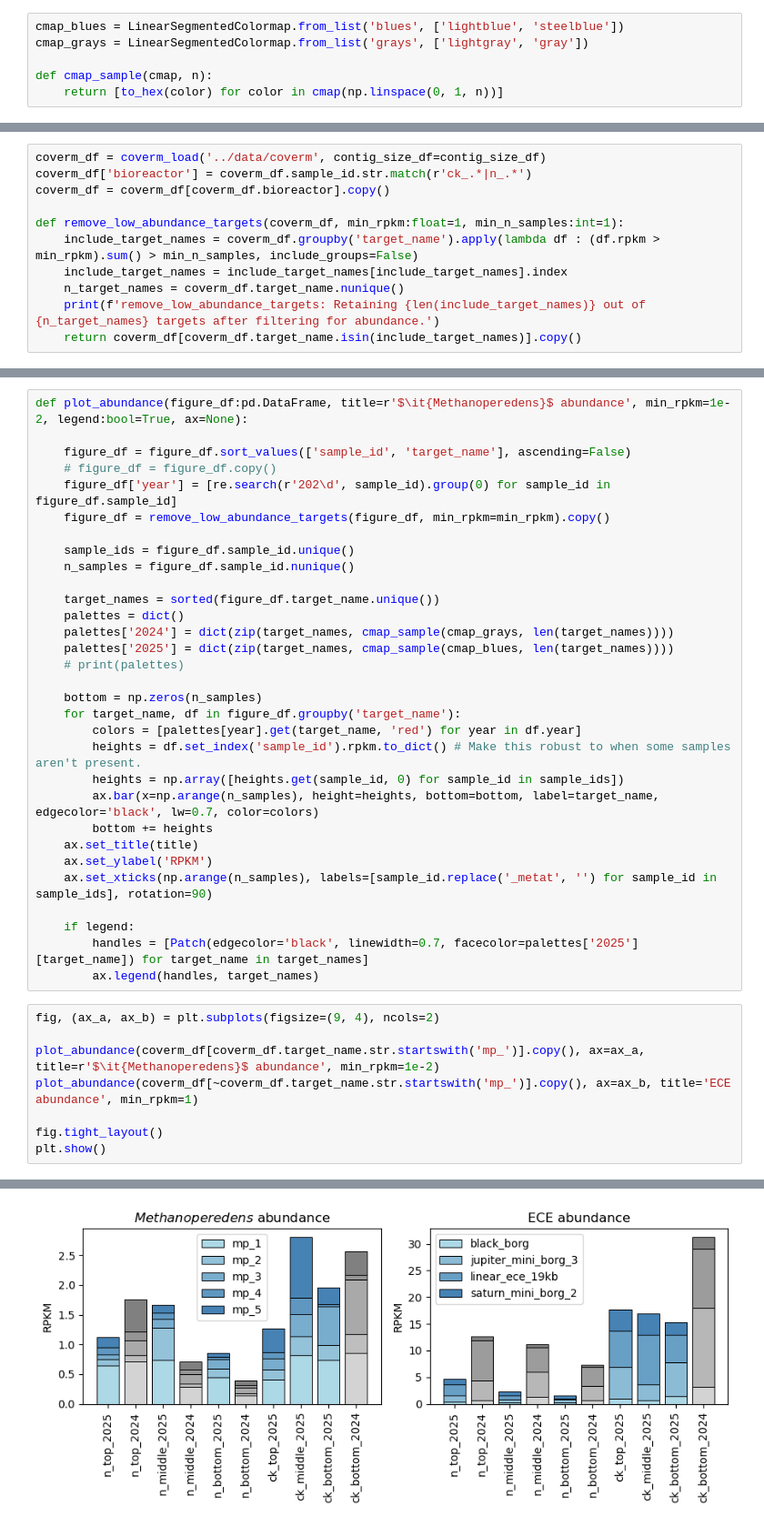
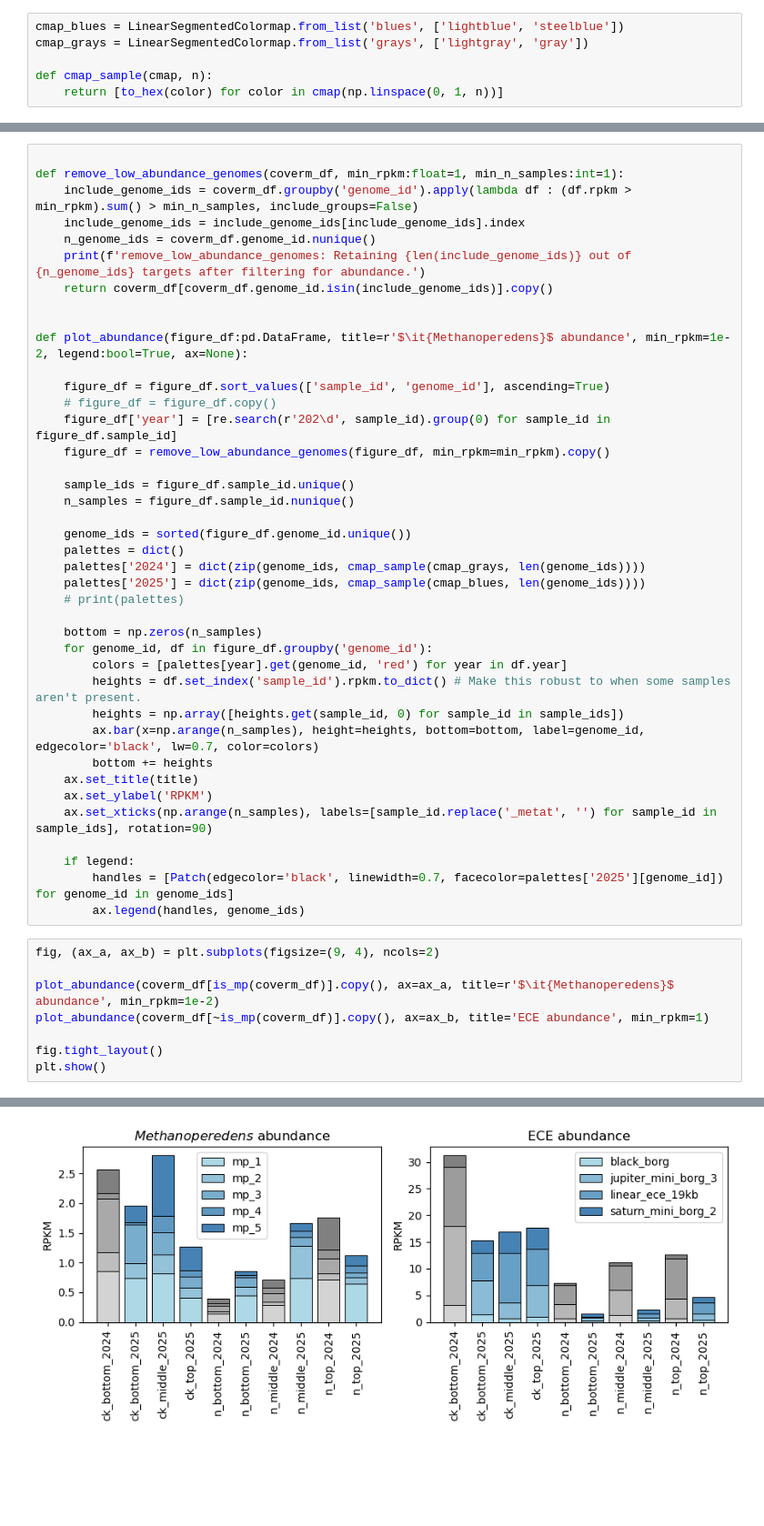
Before and after one commit to pipparichter/banfield, a Jupyter notebook: notebooks/sandbox-1.ipynb, the cells around one changed output, grey strips where cells are left out. Shown: that part at 91% size. Cells and saved outputs as stored; diff of their text form; blank space fills up the shorter version.

```diff
--- a/notebooks/sandbox-1.ipynb
+++ b/notebooks/sandbox-1.ipynb
@@ -47,11 +28,0 @@ contig_size_df
-# %%
-coverm_df = coverm_load('../data/coverm', contig_size_df=contig_size_df)
-coverm_df['bioreactor'] = coverm_df.sample_id.str.match(r'ck_.*|n_.*')
-coverm_df = coverm_df[coverm_df.bioreactor].copy()
-
-def remove_low_abundance_targets(coverm_df, min_rpkm:float=1, min_n_samples:int=1):
-    include_target_names = coverm_df.groupby('target_name').apply(lambda df : (df.rpkm > min_rpkm).sum() > min_n_samples, include_groups=False)
-    include_target_names = include_target_names[include_target_names].index
-    n_target_names = coverm_df.target_name.nunique()
-    print(f'remove_low_abundance_targets: Retaining {len(include_target_names)} out of {n_target_names} targets after filtering for abundance.')
-    return coverm_df[coverm_df.target_name.isin(include_target_names)].copy()
@@ -58,39 +48,48 @@ def remove_low_abundance_targets(coverm_df, min_rpkm:float=1, min_n_samples:int=
 # %%
+
+def remove_low_abundance_genomes(coverm_df, min_rpkm:float=1, min_n_samples:int=1):
+    include_genome_ids = coverm_df.groupby('genome_id').apply(lambda df : (df.rpkm > min_rpkm).sum() > min_n_samples, include_groups=False)
+    include_genome_ids = include_genome_ids[include_genome_ids].index
+    n_genome_ids = coverm_df.genome_id.nunique()
+    print(f'remove_low_abundance_genomes: Retaining {len(include_genome_ids)} out of {n_genome_ids} targets after filtering for abundance.')
+    return coverm_df[coverm_df.genome_id.isin(include_genome_ids)].copy()
+
+
 def plot_abundance(figure_df:pd.DataFrame, title=r'$\it{Methanoperedens}$ abundance', min_rpkm=1e-2, legend:bool=True, ax=None):
 
-    figure_df = figure_df.sort_values(['sample_id', 'target_name'], ascending=False)
+    figure_df = figure_df.sort_values(['sample_id', 'genome_id'], ascending=True)
     # figure_df = figure_df.copy()
     figure_df['year'] = [re.search(r'202\d', sample_id).group(0) for sample_id in figure_df.sample_id]
-    figure_df = remove_low_abundance_targets(figure_df, min_rpkm=min_rpkm).copy()
+    figure_df = remove_low_abundance_genomes(figure_df, min_rpkm=min_rpkm).copy()
 
     sample_ids = figure_df.sample_id.unique()
     n_samples = figure_df.sample_id.nunique()
 
-    target_names = sorted(figure_df.target_name.unique())
+    genome_ids = sorted(figure_df.genome_id.unique())
     palettes = dict()
-    palettes['2024'] = dict(zip(target_names, cmap_sample(cmap_grays, len(target_names))))
-    palettes['2025'] = dict(zip(target_names, cmap_sample(cmap_blues, len(target_names))))
+    palettes['2024'] = dict(zip(genome_ids, cmap_sample(cmap_grays, len(genome_ids))))
+    palettes['2025'] = dict(zip(genome_ids, cmap_sample(cmap_blues, len(genome_ids))))
     # print(palettes)
 
     bottom = np.zeros(n_samples)
-    for target_name, df in figure_df.groupby('target_name'):
-        colors = [palettes[year].get(target_name, 'red') for year in df.year]
+    for genome_id, df in figure_df.groupby('genome_id'):
+        colors = [palettes[year].get(genome_id, 'red') for year in df.year]
         heights = df.set_index('sample_id').rpkm.to_dict() # Make this robust to when some samples aren't present.
         heights = np.array([heights.get(sample_id, 0) for sample_id in sample_ids])
-        ax.bar(x=np.arange(n_samples), height=heights, bottom=bottom, label=target_name, edgecolor='black', lw=0.7, color=colors)
+        ax.bar(x=np.arange(n_samples), height=heights, bottom=bottom, label=genome_id, edgecolor='black', lw=0.7, color=colors)
         bottom += heights
     ax.set_title(title)
     ax.set_ylabel('RPKM')
     ax.set_xticks(np.arange(n_samples), labels=[sample_id.replace('_metat', '') for sample_id in sample_ids], rotation=90)
 
     if legend:
-        handles = [Patch(edgecolor='black', linewidth=0.7, facecolor=palettes['2025'][target_name]) for target_name in target_names]
-        ax.legend(handles, target_names)
+        handles = [Patch(edgecolor='black', linewidth=0.7, facecolor=palettes['2025'][genome_id]) for genome_id in genome_ids]
+        ax.legend(handles, genome_ids)
 # %%
 fig, (ax_a, ax_b) = plt.subplots(figsize=(9, 4), ncols=2)
 
-plot_abundance(coverm_df[coverm_df.target_name.str.startswith('mp_')].copy(), ax=ax_a, title=r'$\it{Methanoperedens}$ abundance', min_rpkm=1e-2)
-plot_abundance(coverm_df[~coverm_df.target_name.str.startswith('mp_')].copy(), ax=ax_b, title='ECE abundance', min_rpkm=1)
+plot_abundance(coverm_df[is_mp(coverm_df)].copy(), ax=ax_a, title=r'$\it{Methanoperedens}$ abundance', min_rpkm=1e-2)
+plot_abundance(coverm_df[~is_mp(coverm_df)].copy(), ax=ax_b, title='ECE abundance', min_rpkm=1)
 
 fig.tight_layout()
 plt.show()
@@ -100 +99 @@ remove_low_abundance_targets: Retaining 4 out of 25 targets after filtering for
-[figure, old version]
+[figure, new version]
```
Also changed, not shown: parts of 18 cells of this notebook, 7 other files.
